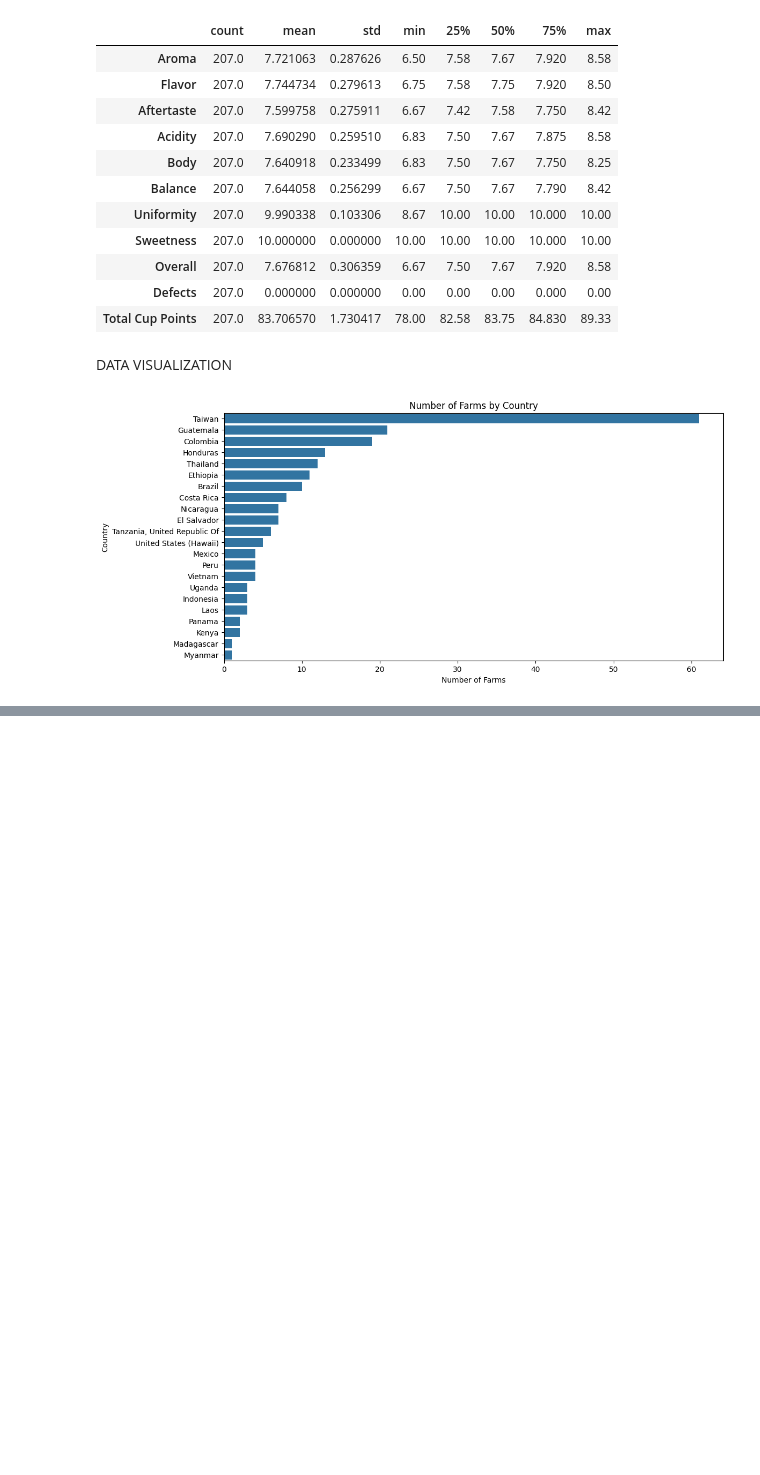
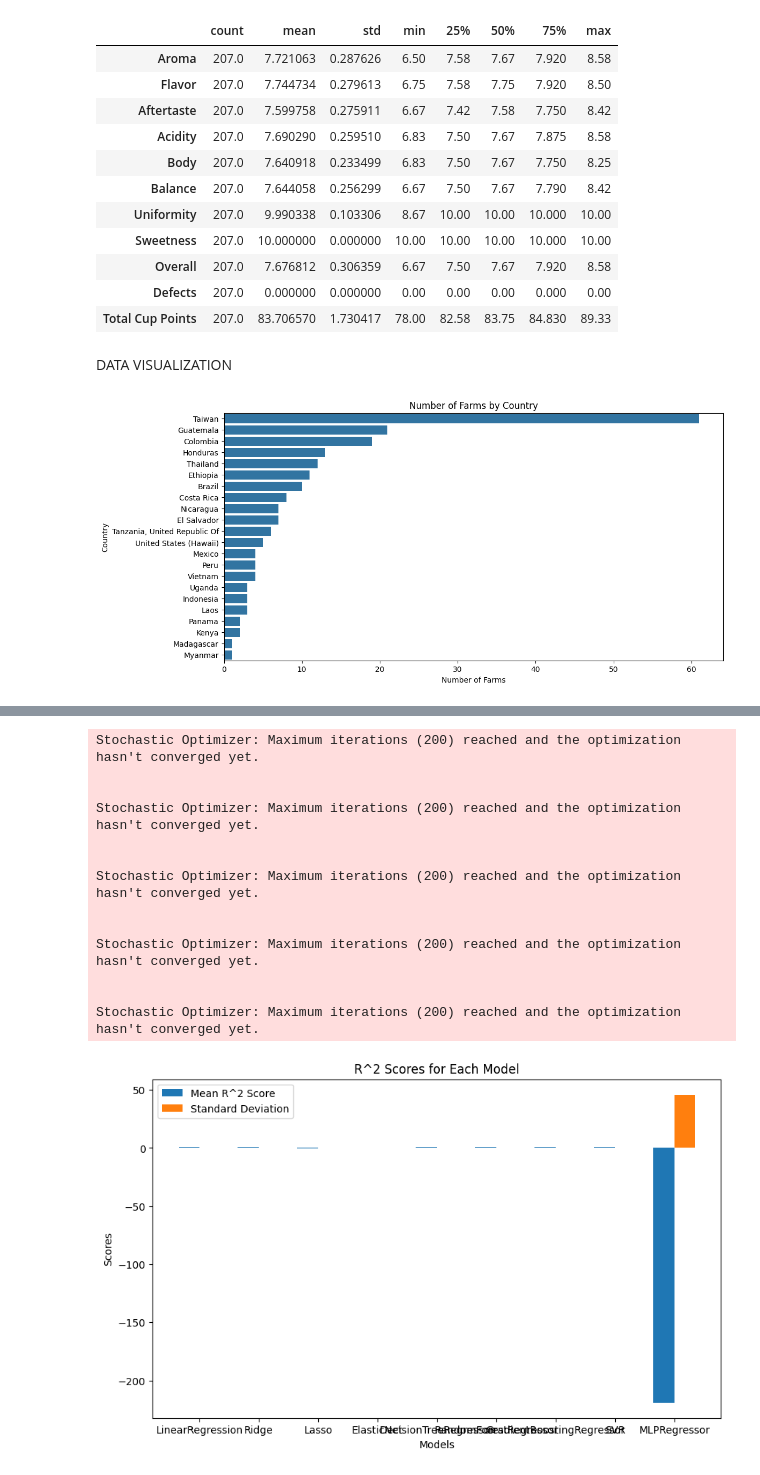
Before and after one commit to sentongo-web/FINAL-PROJECT-DATA-MINING, a Jupyter notebook: question1.ipynb, the cells around one changed output, grey strips where cells are left out. Saved outputs shown, nothing was run; the diff lists cells and outputs as text; code cells hidden in the pictures; blank space fills up the shorter version.

```diff
--- a/question1.ipynb
+++ b/question1.ipynb
@@ -379,0 +446,58 @@ plt.show()
+# %%
+models = [
+    LinearRegression(),
+    Ridge(),
+    Lasso(),
+    ElasticNet(),
+    DecisionTreeRegressor(),
+    RandomForestRegressor(),
+    GradientBoostingRegressor(),
+    SVR(),
+    MLPRegressor()
+]
+# %%
+# import matplotlib.pyplot as plt
+# import numpy as np
+
+# Assuming 'models' is a list of your models
+model_names = [model.__class__.__name__ for model in models]
+mean_scores = []
+std_devs = []
+
+# Calculate mean and standard deviation for each model
+for model in models:
+    scores = cross_val_score(model, x_train_scaled, y_train, cv=5, scoring='r2')
+    mean_scores.append(scores.mean())
+    std_devs.append(scores.std())
+
+# Plotting
+fig, ax = plt.subplots(figsize=(10, 6))
+bar_width = 0.35
+index = np.arange(len(model_names))
+
+bar1 = ax.bar(index, mean_scores, bar_width, label='Mean R^2 Score')
+bar2 = ax.bar(index + bar_width, std_devs, bar_width, label='Standard Deviation')
+
+ax.set_xlabel('Models')
+ax.set_ylabel('Scores')
+ax.set_title('R^2 Scores for Each Model')
+ax.set_xticks(index + bar_width / 2)
+ax.set_xticklabels(model_names)
+ax.legend()
+
+plt.show()
+# %% [output]
+Stochastic Optimizer: Maximum iterations (200) reached and the optimization hasn't converged yet.
+
+
+Stochastic Optimizer: Maximum iterations (200) reached and the optimization hasn't converged yet.
+
+
+Stochastic Optimizer: Maximum iterations (200) reached and the optimization hasn't converged yet.
+
+
+Stochastic Optimizer: Maximum iterations (200) reached and the optimization hasn't converged yet.
+
+
+Stochastic Optimizer: Maximum iterations (200) reached and the optimization hasn't converged yet.
+[figure, added]
```
Also changed, not shown: parts of 37 cells of this notebook, 2 other files.
